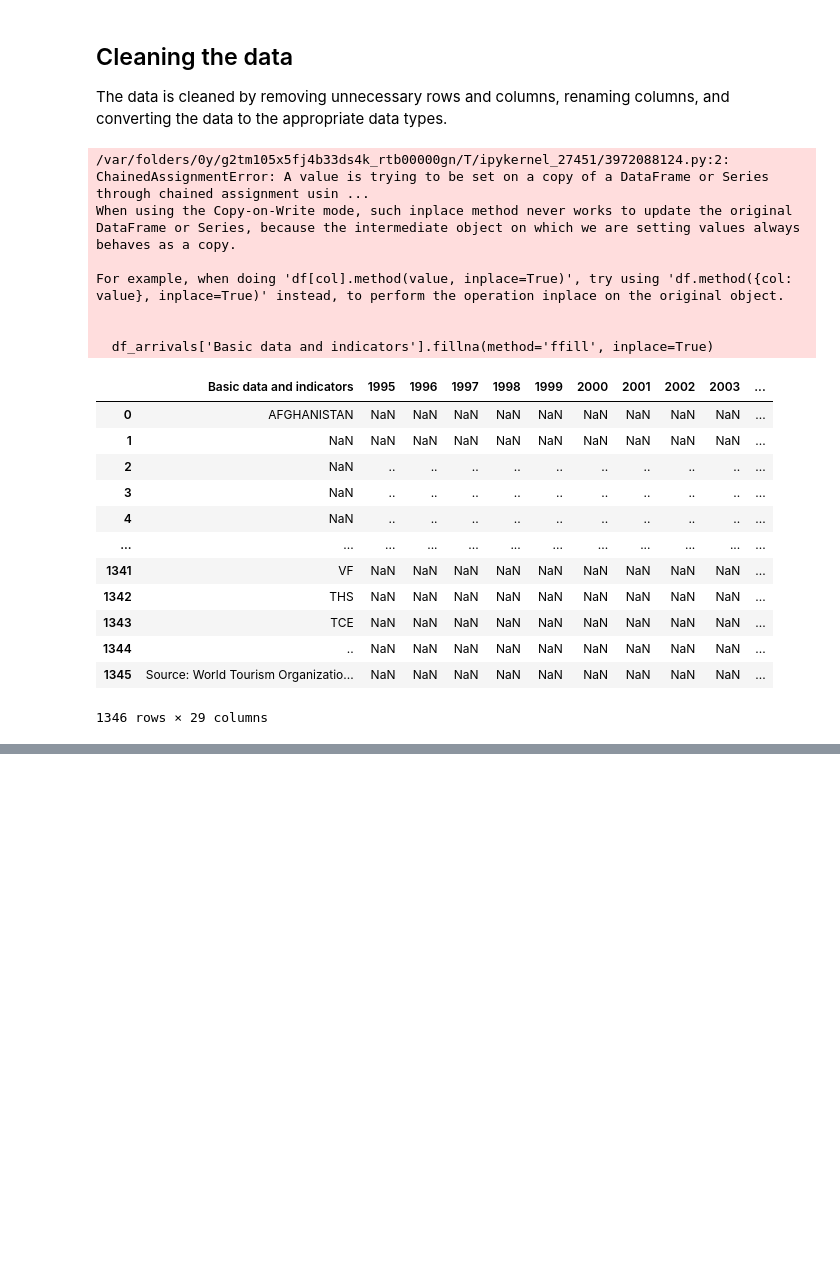
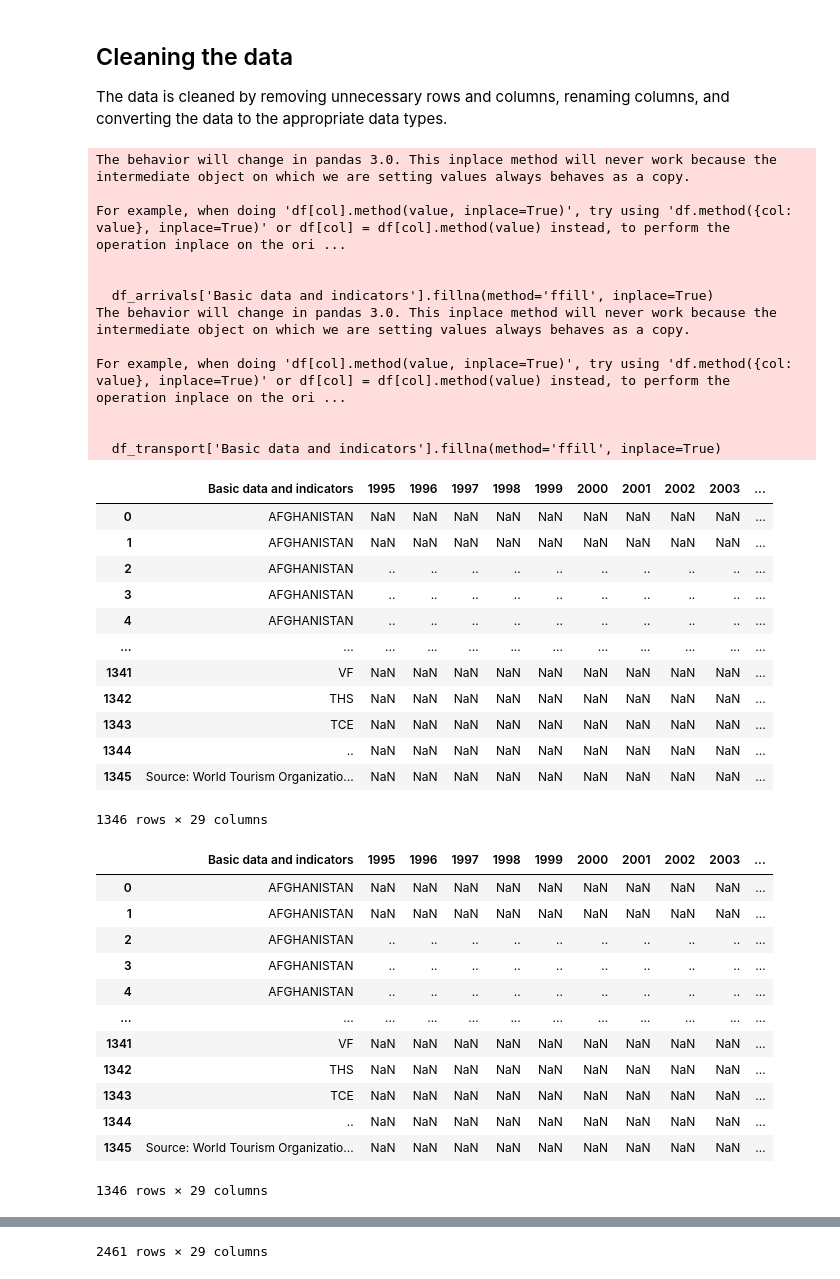
Before and after one commit to scottstossel/datasci-209-final-project, a Jupyter notebook: notebooks/Tourism_data_cleaning.ipynb, the cells around one changed output, grey strips where cells are left out. Cells and saved outputs as stored; diff of their text form; code cells hidden in the pictures; blank space fills up the shorter version.

Commit message:
Perfected the 'Inbound Tourism-Transport' dataframe.

```diff
--- a/notebooks/Tourism_data_cleaning.ipynb
+++ b/notebooks/Tourism_data_cleaning.ipynb
@@ -172,4 +172,4 @@ display(df_regions)
 columns_to_drop = ["C.", "S.", "C. & S.", "Unnamed: 4", "Unnamed: 5", "Unnamed: 6","Unnamed: 7", "Unnamed: 39", "Units", "Notes", 'Series']
 df_arrivals.drop(columns=columns_to_drop, inplace=True)
 df_transport.drop(columns=columns_to_drop, inplace=True)
-df_regions
+df_regions.drop(columns=columns_to_drop, inplace=True)
@@ -228,23 +230,32 @@ The data is cleaned by removing unnecessary rows and columns, renaming columns,
 # %%
 # Forward fill the missing values in the first column
 df_arrivals['Basic data and indicators'].fillna(method='ffill', inplace=True)
+df_transport['Basic data and indicators'].fillna(method='ffill', inplace=True)
+# df_regions['Basic data and indicators'].fillna(method='ffill', inplace=True)
 
 # Display the updated dataframe
 display(df_arrivals)
+display(df_transport)
+display(df_regions)
 # %% [output]
-/var/folders/0y/g2tm105x5fj4b33ds4k_rtb00000gn/T/ipykernel_27451/3972088124.py:2: ChainedAssignmentError: A value is trying to be set on a copy of a DataFrame or Series through chained assignment usin ...
-When using the Copy-on-Write mode, such inplace method never works to update the original DataFrame or Series, because the intermediate object on which we are setting values always behaves as a copy.
+The behavior will change in pandas 3.0. This inplace method will never work because the intermediate object on which we are setting values always behaves as a copy.
 
-For example, when doing 'df[col].method(value, inplace=True)', try using 'df.method({col: value}, inplace=True)' instead, to perform the operation inplace on the original object.
+For example, when doing 'df[col].method(value, inplace=True)', try using 'df.method({col: value}, inplace=True)' or df[col] = df[col].method(value) instead, to perform the operation inplace on the ori ...
 
 
   df_arrivals['Basic data and indicators'].fillna(method='ffill', inplace=True)
+The behavior will change in pandas 3.0. This inplace method will never work because the intermediate object on which we are setting values always behaves as a copy.
+
+For example, when doing 'df[col].method(value, inplace=True)', try using 'df.method({col: value}, inplace=True)' or df[col] = df[col].method(value) instead, to perform the operation inplace on the ori ...
+
+
+  df_transport['Basic data and indicators'].fillna(method='ffill', inplace=True)
 |  | Basic data and indicators | 1995 | 1996 | 1997 | 1998 | 1999 | 2000 | 2001 | 2002 | 2003 | ... |
 | 0 | AFGHANISTAN | NaN | NaN | NaN | NaN | NaN | NaN | NaN | NaN | NaN | ... |
-| 1 | NaN | NaN | NaN | NaN | NaN | NaN | NaN | NaN | NaN | NaN | ... |
-| 2 | NaN | .. | .. | .. | .. | .. | .. | .. | .. | .. | ... |
-| 3 | NaN | .. | .. | .. | .. | .. | .. | .. | .. | .. | ... |
-| 4 | NaN | .. | .. | .. | .. | .. | .. | .. | .. | .. | ... |
+| 1 | AFGHANISTAN | NaN | NaN | NaN | NaN | NaN | NaN | NaN | NaN | NaN | ... |
+| 2 | AFGHANISTAN | .. | .. | .. | .. | .. | .. | .. | .. | .. | ... |
+| 3 | AFGHANISTAN | .. | .. | .. | .. | .. | .. | .. | .. | .. | ... |
+| 4 | AFGHANISTAN | .. | .. | .. | .. | .. | .. | .. | .. | .. | ... |
 | ... | ... | ... | ... | ... | ... | ... | ... | ... | ... | ... | ... |
 | 1341 | VF | NaN | NaN | NaN | NaN | NaN | NaN | NaN | NaN | NaN | ... |
 | 1342 | THS | NaN | NaN | NaN | NaN | NaN | NaN | NaN | NaN | NaN | ... |
@@ -252,3 +263,16 @@ For example, when doing 'df[col].method(value, inplace=True)', try using 'df.met
 | 1344 | .. | NaN | NaN | NaN | NaN | NaN | NaN | NaN | NaN | NaN | ... |
 | 1345 | Source: World Tourism Organizatio... | NaN | NaN | NaN | NaN | NaN | NaN | NaN | NaN | NaN | ... |
 1346 rows × 29 columns
+|  | Basic data and indicators | 1995 | 1996 | 1997 | 1998 | 1999 | 2000 | 2001 | 2002 | 2003 | ... |
+| 0 | AFGHANISTAN | NaN | NaN | NaN | NaN | NaN | NaN | NaN | NaN | NaN | ... |
+| 1 | AFGHANISTAN | NaN | NaN | NaN | NaN | NaN | NaN | NaN | NaN | NaN | ... |
+| 2 | AFGHANISTAN | .. | .. | .. | .. | .. | .. | .. | .. | .. | ... |
+| 3 | AFGHANISTAN | .. | .. | .. | .. | .. | .. | .. | .. | .. | ... |
+| 4 | AFGHANISTAN | .. | .. | .. | .. | .. | .. | .. | .. | .. | ... |
+| ... | ... | ... | ... | ... | ... | ... | ... | ... | ... | ... | ... |
+| 1341 | VF | NaN | NaN | NaN | NaN | NaN | NaN | NaN | NaN | NaN | ... |
+| 1342 | THS | NaN | NaN | NaN | NaN | NaN | NaN | NaN | NaN | NaN | ... |
+| 1343 | TCE | NaN | NaN | NaN | NaN | NaN | NaN | NaN | NaN | NaN | ... |
+| 1344 | .. | NaN | NaN | NaN | NaN | NaN | NaN | NaN | NaN | NaN | ... |
+| 1345 | Source: World Tourism Organizatio... | NaN | NaN | NaN | NaN | NaN | NaN | NaN | NaN | NaN | ... |
+1346 rows × 29 columns
@@ -255,3 +291,4 @@ For example, when doing 'df[col].method(value, inplace=True)', try using 'df.met
+2461 rows × 29 columns
 # %%
 # Group the dataframe by every 6 rows and select rows from position 2 to 4 within each group
 df_arrivals_filtered = df_arrivals.groupby(df_arrivals.index // 6).apply(lambda x: x.iloc[2:4]).reset_index(drop=True)
```
Also changed, not shown: parts of 13 cells of this notebook, 1 other file.
